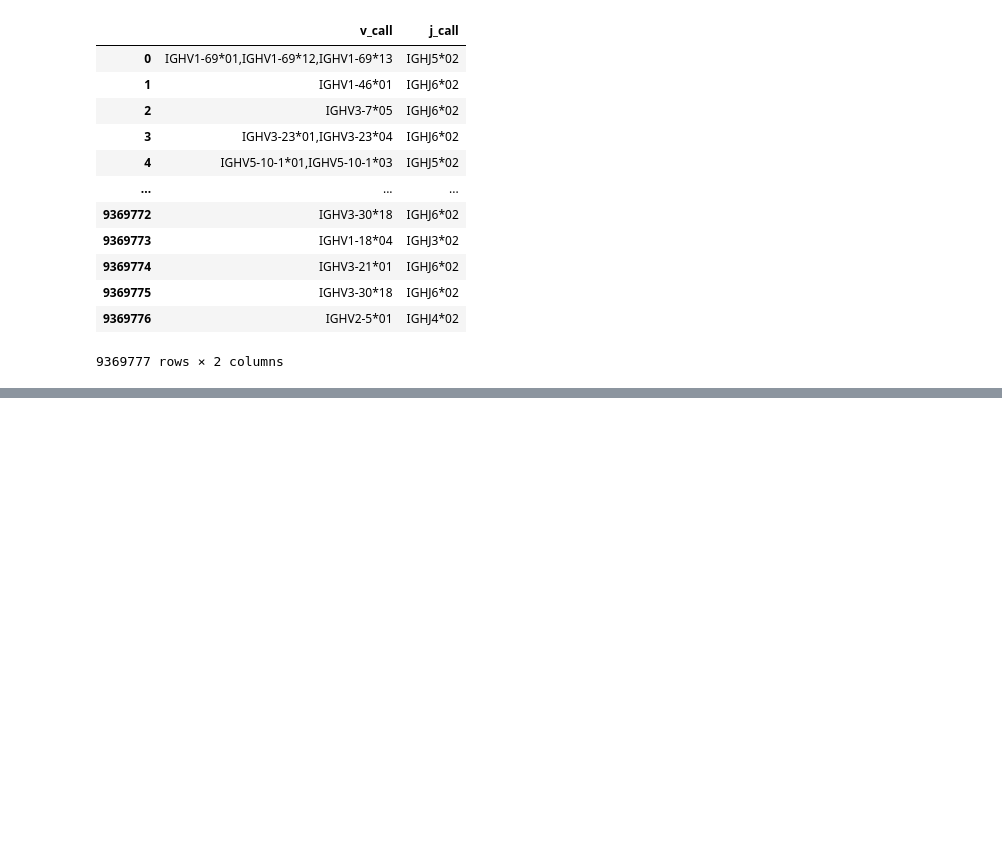
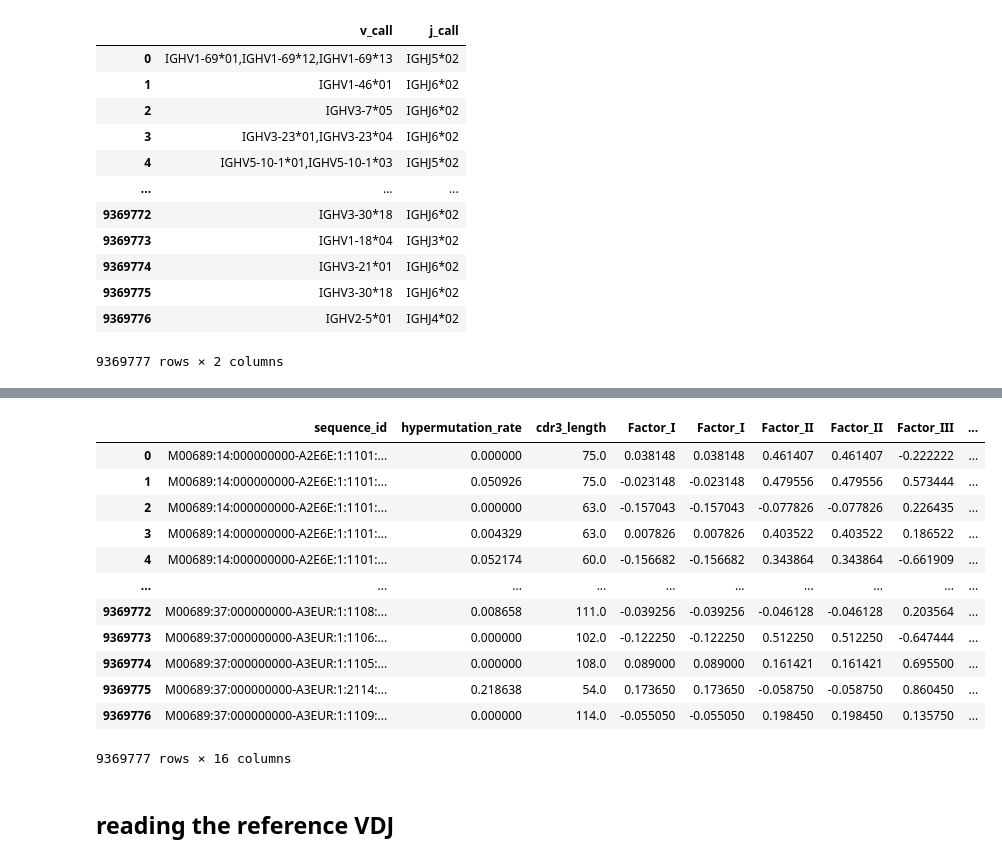
Before and after one commit to lewisl23/BCR-classification-model, a Jupyter notebook: airr_reads_analysis.ipynb, the cells around one changed output, grey strips where cells are left out. Cells and saved outputs as stored; diff of their text form; code cells hidden in the pictures; blank space fills up the shorter version.

```diff
--- a/airr_reads_analysis.ipynb
+++ b/airr_reads_analysis.ipynb
@@ -326,5 +323,6 @@ counter_X, counter
 # %% [output]
 (879, 0)
 # %%
-atchley_features
+filtered_data = pd.concat([filtered_data.reset_index(drop=True), atchley_features.reset_index(drop=True)], axis=1)
+filtered_data
 # %% [output]
@@ -380,20 +376,23 @@ filtered_data[["v_call", "j_call"]]
 | 9369776 | IGHV2-5*01 | IGHJ4*02 |
 9369777 rows × 2 columns
 # %%
-# Extract the v_segments from the v_call column and retaining only the subtype
+# Extract the V and J segments from the v_call and j_call columns
 
 v_segments = []
+j_segments = []
 
-def extract_v_call(sequence):
-    v_segment_list = []
-    for v_seg in sequence.split(","):
-        v = v_seg.split("*")[0]  # Extract the part before '*'
-        v_segment_list.append(v)
-    v_segment_list = list(set(v_segment_list))  # Remove duplicates
-    return v_segment_list
+def extract_segment_call(sequence):
+    segment_list = []
+    for seg in sequence.split(","):
+        s = seg.split("*")[0]  # Extract the part before '*'
+        segment_list.append(s)
+    segment_list = list(set(segment_list))  # Remove duplicates
+    return segment_list
 
 for sequences in filtered_data["v_call"]:
-    v_segment = extract_v_call(sequences)
+    v_segment = extract_segment_call(sequences)
     v_segments.append(v_segment)
 
-v_segments
+for sequences in filtered_data["j_call"]:
+    j_segment = extract_segment_call(sequences)
+    j_segments.append(j_segment)
@@ -420,0 +399,28 @@ v_segments
+# %%
+filtered_data["v_usage"] = v_segments
+filtered_data["j_usage"] = j_segments
+# %%
+# Extract the feature engineered data and write to csv
+feature_data = filtered_data[["sequence_id", "hypermutation_rate", "cdr3_length",
+                              "Factor_I", "Factor_II", "Factor_III", "Factor_IV",
+                              "Factor_V", "v_usage", "j_usage", "disease_status"]]
+
+feature_data.to_csv("feature_data.csv", index=False)
+# %%
+feature_data
+# %% [output]
+|  | sequence_id | hypermutation_rate | cdr3_length | Factor_I | Factor_I | Factor_II | Factor_II | Factor_III | ... |
+| 0 | M00689:14:000000000-A2E6E:1:1101:... | 0.000000 | 75.0 | 0.038148 | 0.038148 | 0.461407 | 0.461407 | -0.222222 | ... |
+| 1 | M00689:14:000000000-A2E6E:1:1101:... | 0.050926 | 75.0 | -0.023148 | -0.023148 | 0.479556 | 0.479556 | 0.573444 | ... |
+| 2 | M00689:14:000000000-A2E6E:1:1101:... | 0.000000 | 63.0 | -0.157043 | -0.157043 | -0.077826 | -0.077826 | 0.226435 | ... |
+| 3 | M00689:14:000000000-A2E6E:1:1101:... | 0.004329 | 63.0 | 0.007826 | 0.007826 | 0.403522 | 0.403522 | 0.186522 | ... |
+| 4 | M00689:14:000000000-A2E6E:1:1101:... | 0.052174 | 60.0 | -0.156682 | -0.156682 | 0.343864 | 0.343864 | -0.661909 | ... |
+| ... | ... | ... | ... | ... | ... | ... | ... | ... | ... |
+| 9369772 | M00689:37:000000000-A3EUR:1:1108:... | 0.008658 | 111.0 | -0.039256 | -0.039256 | -0.046128 | -0.046128 | 0.203564 | ... |
+| 9369773 | M00689:37:000000000-A3EUR:1:1106:... | 0.000000 | 102.0 | -0.122250 | -0.122250 | 0.512250 | 0.512250 | -0.647444 | ... |
+| 9369774 | M00689:37:000000000-A3EUR:1:1105:... | 0.000000 | 108.0 | 0.089000 | 0.089000 | 0.161421 | 0.161421 | 0.695500 | ... |
+| 9369775 | M00689:37:000000000-A3EUR:1:2114:... | 0.218638 | 54.0 | 0.173650 | 0.173650 | -0.058750 | -0.058750 | 0.860450 | ... |
+| 9369776 | M00689:37:000000000-A3EUR:1:1109:... | 0.000000 | 114.0 | -0.055050 | -0.055050 | 0.198450 | 0.198450 | 0.135750 | ... |
+9369777 rows × 16 columns
+# %% [markdown]
+## reading the reference VDJ
```
Also changed, not shown: parts of 9 cells of this notebook, 4 other files.
